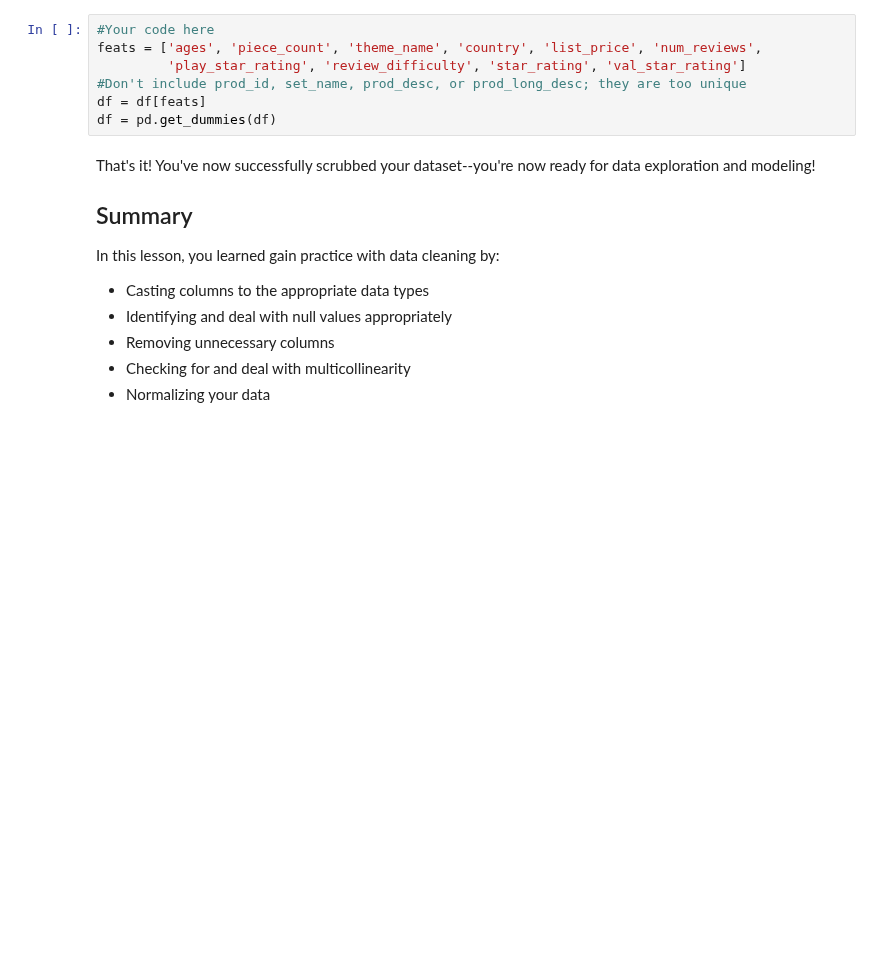
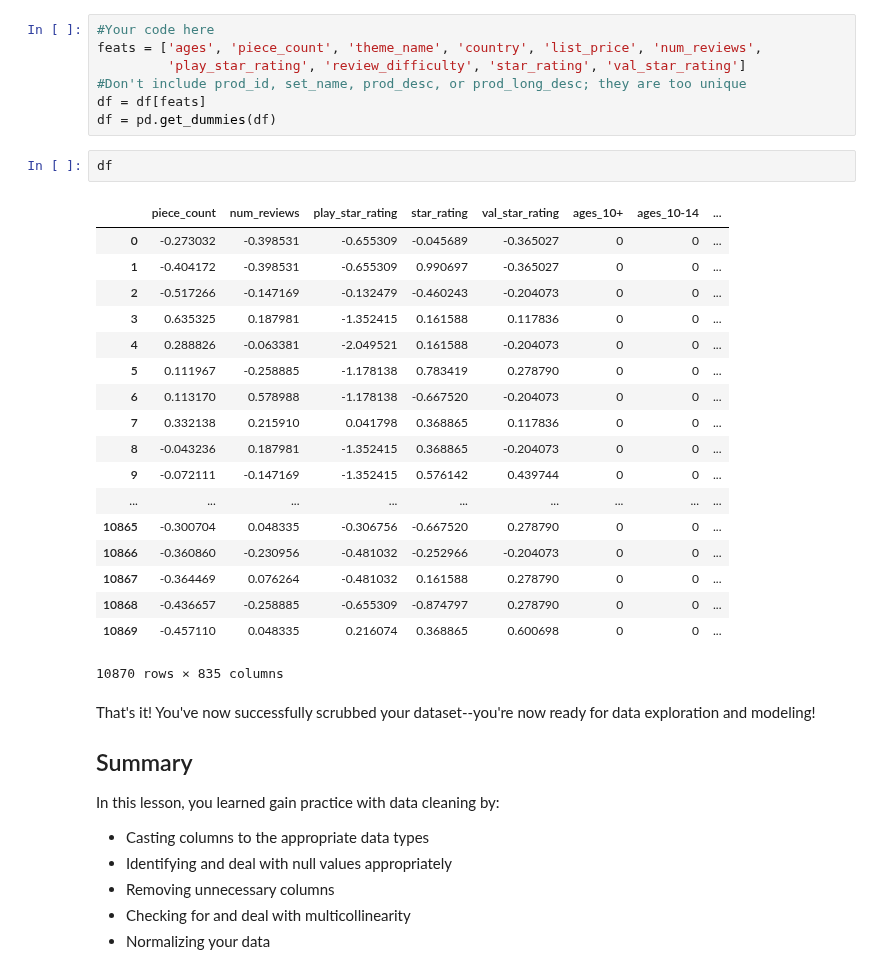
Before and after one commit to lnhdn/dsc-scrubbing-and-cleaning-data-lab-nyc-ds-career-042219, a Jupyter notebook: index.ipynb, the cells around one changed output. Drawn from its saved outputs; the diff is of its cells as text; blank space fills up the shorter version.

```diff
--- a/index.ipynb
+++ b/index.ipynb
@@ -302,6 +302,27 @@ feats = ['ages', 'piece_count', 'theme_name', 'country', 'list_price', 'num_revi
 #Don't include prod_id, set_name, prod_desc, or prod_long_desc; they are too unique
 df = df[feats]
 df = pd.get_dummies(df)
+# %%
+df
+# %% [output]
+|  | piece_count | num_reviews | play_star_rating | star_rating | val_star_rating | ages_10+ | ages_10-14 | ... |
+| 0 | -0.273032 | -0.398531 | -0.655309 | -0.045689 | -0.365027 | 0 | 0 | ... |
+| 1 | -0.404172 | -0.398531 | -0.655309 | 0.990697 | -0.365027 | 0 | 0 | ... |
+| 2 | -0.517266 | -0.147169 | -0.132479 | -0.460243 | -0.204073 | 0 | 0 | ... |
+| 3 | 0.635325 | 0.187981 | -1.352415 | 0.161588 | 0.117836 | 0 | 0 | ... |
+| 4 | 0.288826 | -0.063381 | -2.049521 | 0.161588 | -0.204073 | 0 | 0 | ... |
+| 5 | 0.111967 | -0.258885 | -1.178138 | 0.783419 | 0.278790 | 0 | 0 | ... |
+| 6 | 0.113170 | 0.578988 | -1.178138 | -0.667520 | -0.204073 | 0 | 0 | ... |
+| 7 | 0.332138 | 0.215910 | 0.041798 | 0.368865 | 0.117836 | 0 | 0 | ... |
+| 8 | -0.043236 | 0.187981 | -1.352415 | 0.368865 | -0.204073 | 0 | 0 | ... |
+| 9 | -0.072111 | -0.147169 | -1.352415 | 0.576142 | 0.439744 | 0 | 0 | ... |
+| ... | ... | ... | ... | ... | ... | ... | ... | ... |
+| 10865 | -0.300704 | 0.048335 | -0.306756 | -0.667520 | 0.278790 | 0 | 0 | ... |
+| 10866 | -0.360860 | -0.230956 | -0.481032 | -0.252966 | -0.204073 | 0 | 0 | ... |
+| 10867 | -0.364469 | 0.076264 | -0.481032 | 0.161588 | 0.278790 | 0 | 0 | ... |
+| 10868 | -0.436657 | -0.258885 | -0.655309 | -0.874797 | 0.278790 | 0 | 0 | ... |
+| 10869 | -0.457110 | 0.048335 | 0.216074 | 0.368865 | 0.600698 | 0 | 0 | ... |
+10870 rows × 835 columns
 # %% [markdown]
 That's it! You've now successfully scrubbed your dataset--you're now ready for data exploration and modeling!
 
```
